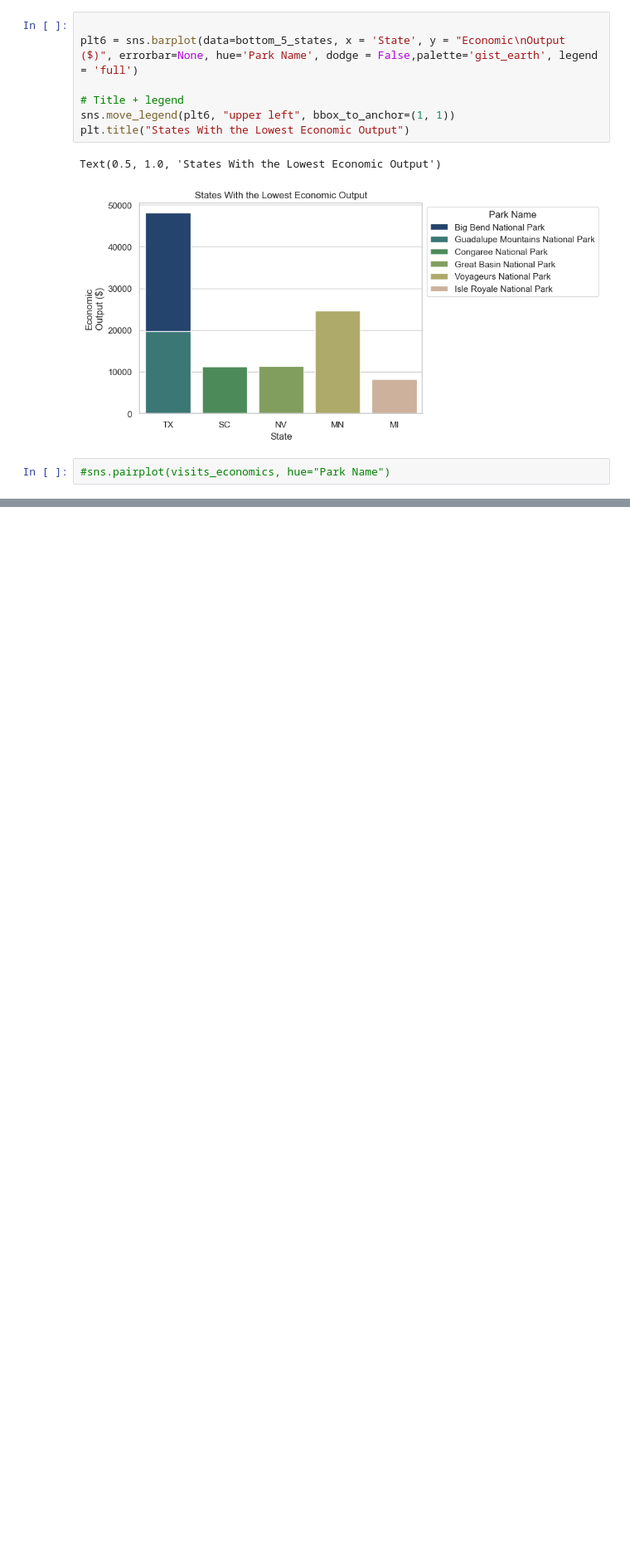
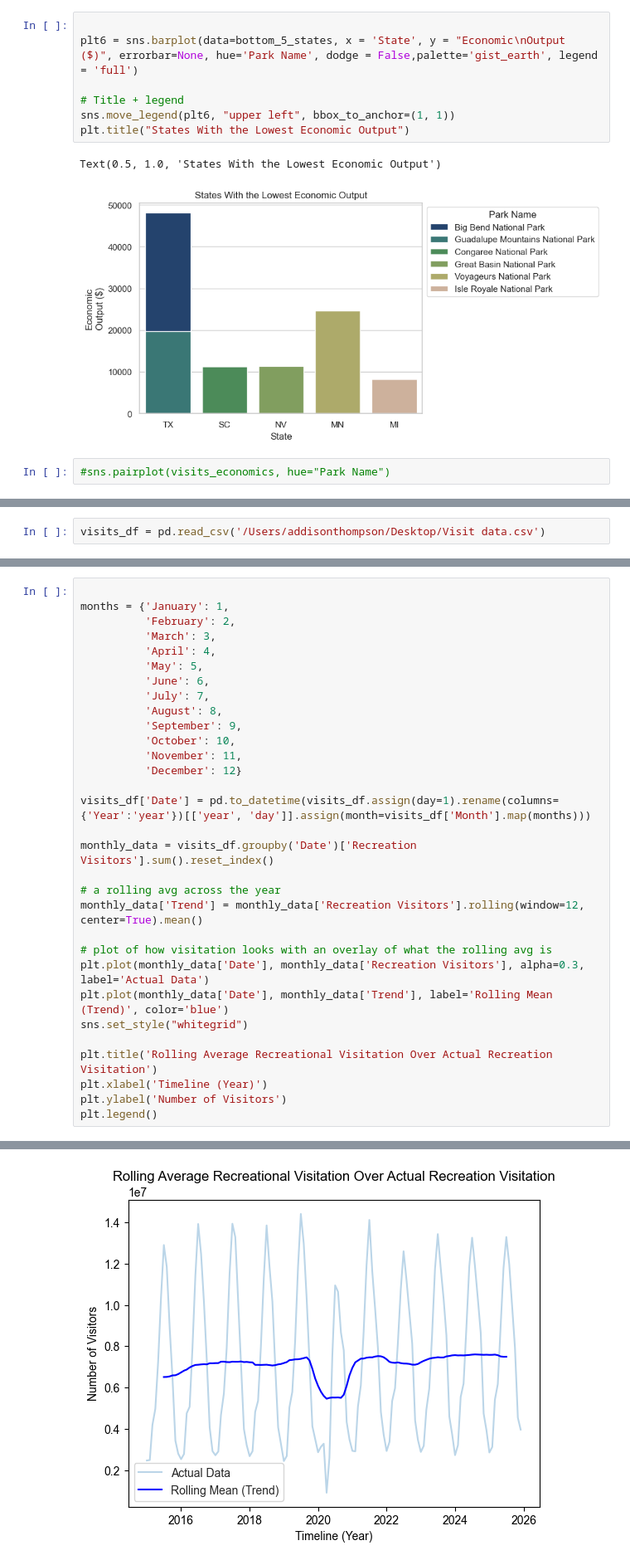
Before and after one commit to erhanks/National-Parks, a Jupyter notebook: Cleaning data.ipynb, the cells around one changed output, grey strips where cells are left out. Shown at 83% size. Drawn from its saved outputs; the diff is of its cells as text; blank space fills up the shorter version.

```diff
--- a/Cleaning data.ipynb
+++ b/Cleaning data.ipynb
@@ -418,0 +416,2 @@ Text(0.5, 1.0, 'States With the Lowest Economic Output')
+# %%
+visits_df = pd.read_csv('/Users/addisonthompson/Desktop/Visit data.csv')
@@ -418,0 +434,32 @@ Text(0.5, 1.0, 'States With the Lowest Economic Output')
+# %%
+
+months = {'January': 1,
+          'February': 2,
+          'March': 3,
+          'April': 4,
+          'May': 5,
+          'June': 6,
+          'July': 7,
+          'August': 8,
+          'September': 9,
+          'October': 10,
+          'November': 11,
+          'December': 12}
+
+visits_df['Date'] = pd.to_datetime(visits_df.assign(day=1).rename(columns={'Year':'year'})[['year', 'day']].assign(month=visits_df['Month'].map(months)))
+
+monthly_data = visits_df.groupby('Date')['Recreation Visitors'].sum().reset_index()
+
+# a rolling avg across the year
+monthly_data['Trend'] = monthly_data['Recreation Visitors'].rolling(window=12, center=True).mean()
+
+# plot of how visitation looks with an overlay of what the rolling avg is
+plt.plot(monthly_data['Date'], monthly_data['Recreation Visitors'], alpha=0.3, label='Actual Data')
+plt.plot(monthly_data['Date'], monthly_data['Trend'], label='Rolling Mean (Trend)', color='blue')
+sns.set_style("whitegrid")
+
+plt.title('Rolling Average Recreational Visitation Over Actual Recreation Visitation')
+plt.xlabel('Timeline (Year)')
+plt.ylabel('Number of Visitors')
+plt.legend()
+# %% [output]
@@ -418,0 +467 @@ Text(0.5, 1.0, 'States With the Lowest Economic Output')
+[figure, added]
```
Also changed, not shown: parts of 51 cells of this notebook, 2 other files.
